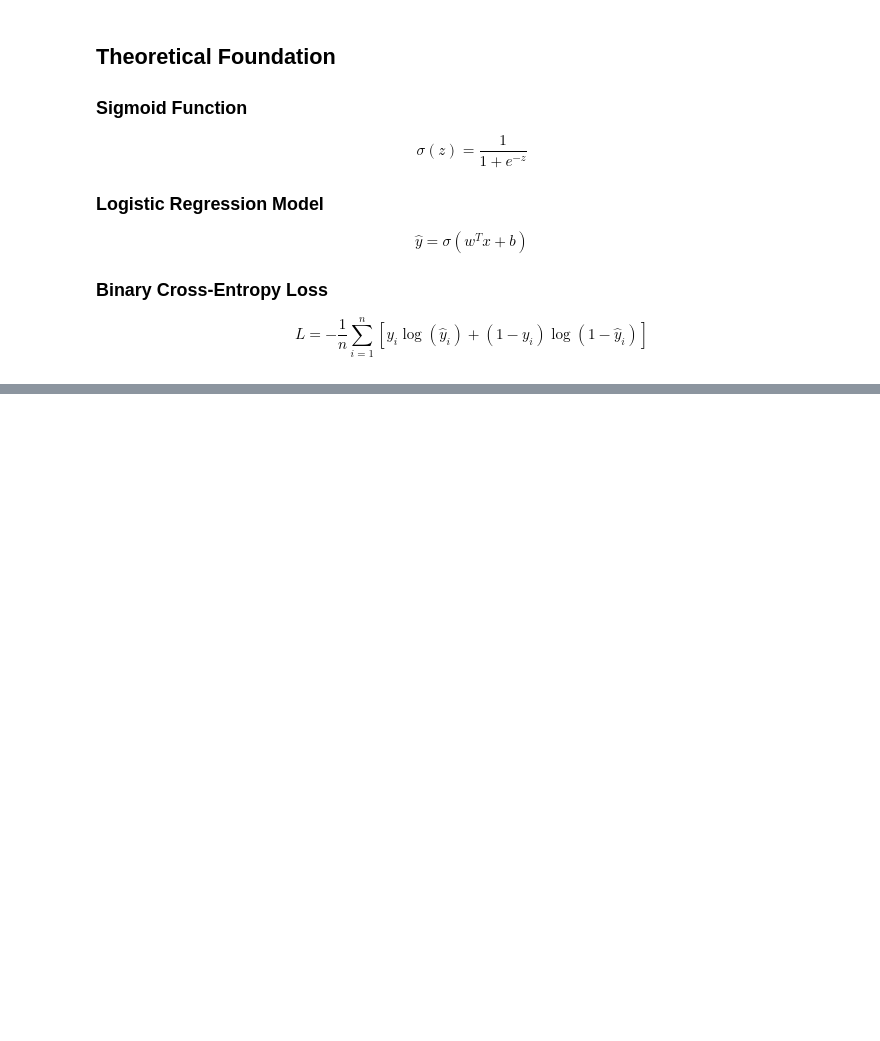
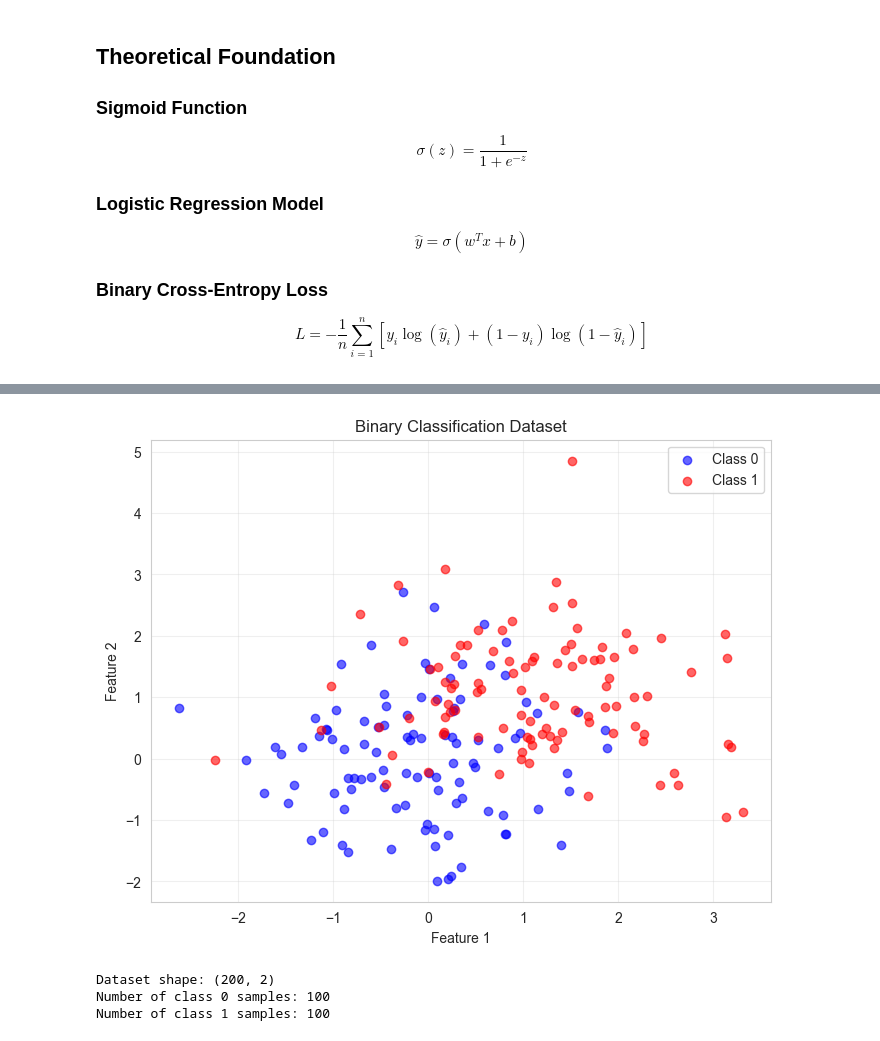
Before and after one commit to theRealMarkCastillo/learning-ml-to-llm, a Jupyter notebook: projects/phase1_classical_ml/project02_logistic_regression/logistic_regression_from_scratch.ipynb, the cells around one changed output, grey strips where cells are left out. Drawn from its saved outputs; the diff is of its cells as text; code cells hidden in the pictures; blank space fills up the shorter version.

```diff
--- a/projects/phase1_classical_ml/project02_logistic_regression/logistic_regression_from_scratch.ipynb
+++ b/projects/phase1_classical_ml/project02_logistic_regression/logistic_regression_from_scratch.ipynb
@@ -41,0 +40,23 @@ print("Libraries imported!")
+# %%
+# Generate binary classification data
+X, y = generate_binary_classification_data(n_samples=200, n_features=2, random_state=42)
+
+# Visualize the data
+plt.figure(figsize=(8, 6))
+plt.scatter(X[y == 0, 0], X[y == 0, 1], c='blue', label='Class 0', alpha=0.6)
+plt.scatter(X[y == 1, 0], X[y == 1, 1], c='red', label='Class 1', alpha=0.6)
+plt.xlabel('Feature 1')
+plt.ylabel('Feature 2')
+plt.title('Binary Classification Dataset')
+plt.legend()
+plt.grid(True, alpha=0.3)
+plt.show()
+
+print(f"Dataset shape: {X.shape}")
+print(f"Number of class 0 samples: {np.sum(y == 0)}")
+print(f"Number of class 1 samples: {np.sum(y == 1)}")
+# %% [output]
+[figure, added]
+Dataset shape: (200, 2)
+Number of class 0 samples: 100
+Number of class 1 samples: 100
```
Also changed, not shown: parts of 10 cells of this notebook, 41 other files.
